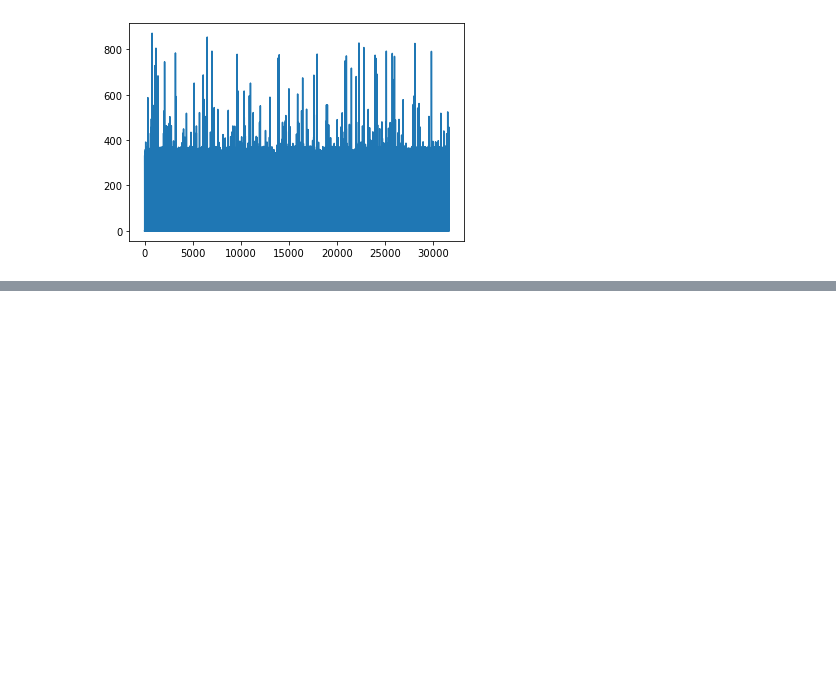
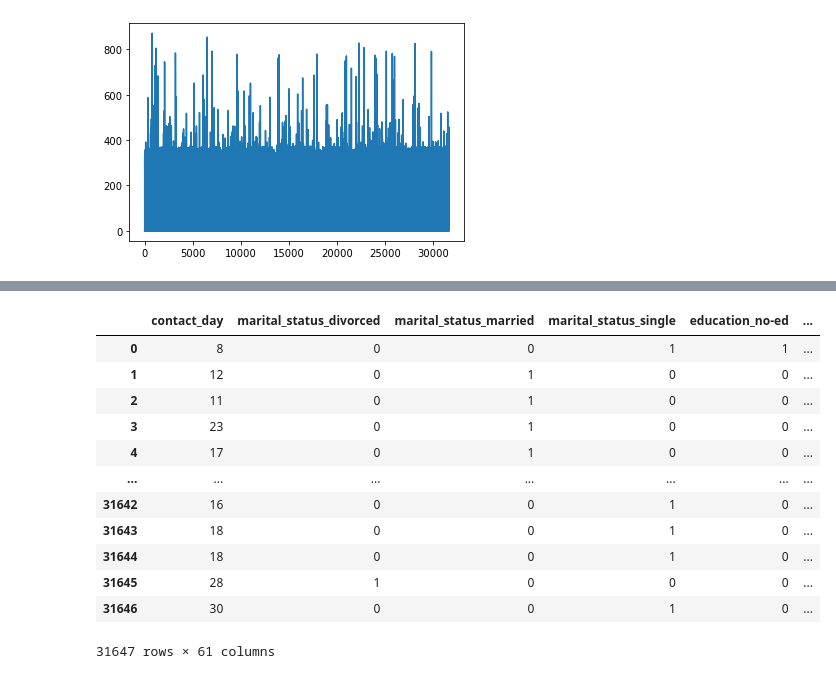
Before and after one commit to aliyusifov99/iba-competition, a Jupyter notebook: visualizations.ipynb, the cells around one changed output, grey strips where cells are left out. Saved outputs shown, nothing was run; the diff lists cells and outputs as text; code cells hidden in the pictures; blank space fills up the shorter version.

```diff
--- a/visualizations.ipynb
+++ b/visualizations.ipynb
@@ -79,0 +137,10 @@ df['cus']
+# %%
+df['job_title'] = df['job_title'].fillna('working-from-home')
+df['education'] = df['education'].fillna('no-ed')
+df['cust_balance'] = df['cust_balance'].fillna(np.mean(df['cust_balance']))
+df['contact_channel'] = df['contact_channel'].fillna('no_contact')
+df['previous_outcome'] = df['previous_outcome'].fillna('none_outcome')
+df['age_interval'] = df['age_interval'].fillna()
+# %%
+df['age_interval'] = SimpleImputer(strategy='most_frequent').fit_transform(np.array(df['age_interval']).reshape(-1, 1) )
+df['age_interval']
@@ -79,0 +183,7 @@ df['cus']
+# %%
+numeric = ['cust_balance', 'campaign', 'contact_duration', 'pdays', 'previous_contacts']
+
+categorical = ['marital_status', 'education', 'has_default_loan', 'job_title',
+               'previous_outcome', 'contact_channel', 'contact_day', 'contact_month',
+               'has_personal_loan', 'has_mortgage_loan', 'age_interval'
+              ]
@@ -79,0 +198,18 @@ df['cus']
+# %%
+df_cat = pd.get_dummies(df[categorical])
+new_df = pd.concat([df_cat, df[numeric]], axis=1)
+new_df
+# %% [output]
+|  | contact_day | marital_status_divorced | marital_status_married | marital_status_single | education_no-ed | ... |
+| 0 | 8 | 0 | 0 | 1 | 1 | ... |
+| 1 | 12 | 0 | 1 | 0 | 0 | ... |
+| 2 | 11 | 0 | 1 | 0 | 0 | ... |
+| 3 | 23 | 0 | 1 | 0 | 0 | ... |
+| 4 | 17 | 0 | 1 | 0 | 0 | ... |
+| ... | ... | ... | ... | ... | ... | ... |
+| 31642 | 16 | 0 | 0 | 1 | 0 | ... |
+| 31643 | 18 | 0 | 0 | 1 | 0 | ... |
+| 31644 | 18 | 0 | 0 | 1 | 0 | ... |
+| 31645 | 28 | 1 | 0 | 0 | 0 | ... |
+| 31646 | 30 | 0 | 0 | 1 | 0 | ... |
+31647 rows × 61 columns
```
Also changed, not shown: parts of 19 cells of this notebook, 27 other files.
